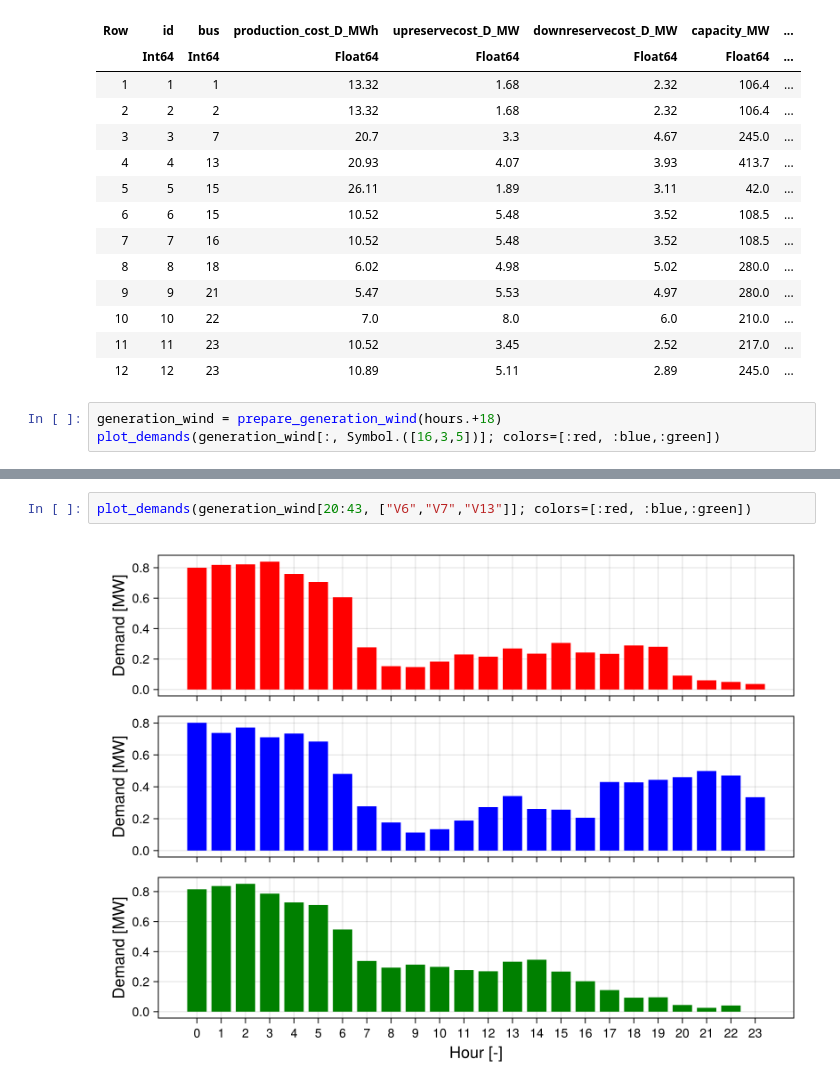
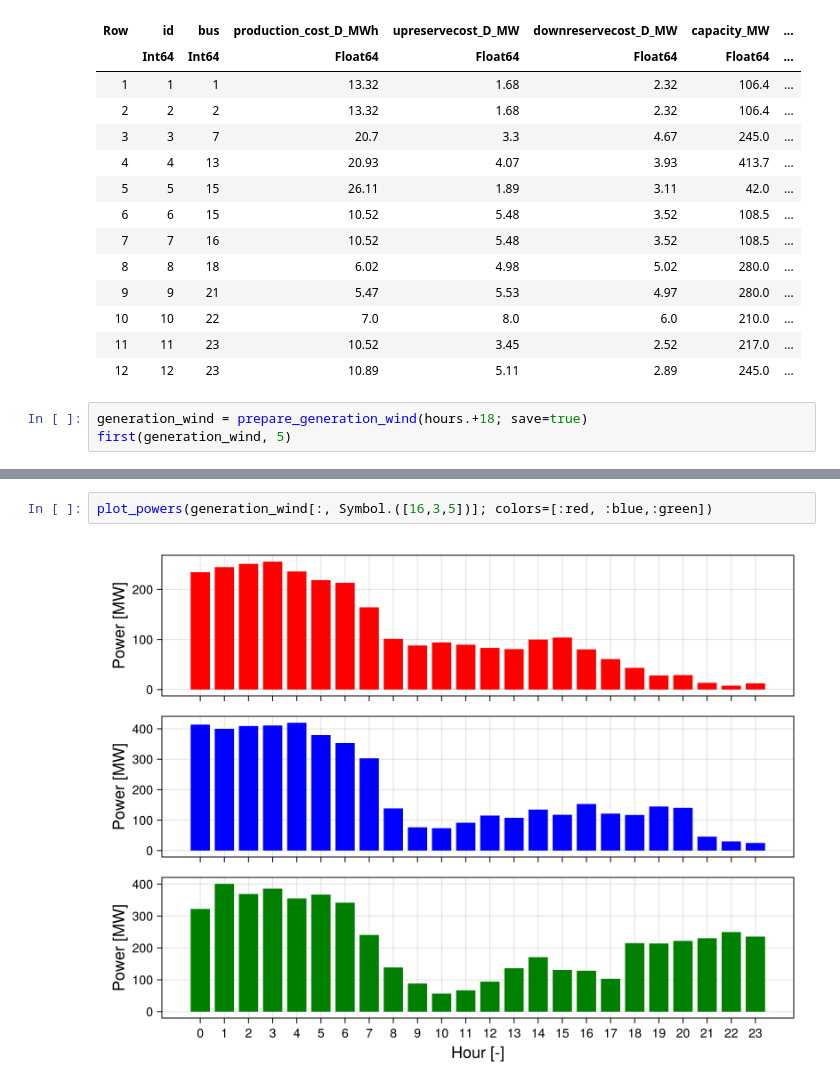
Before and after one commit to langestefan/DTUElectricityMarkets2025, a Jupyter notebook: assignment1/assignment1.ipynb, the cells around one changed output, grey strips where cells are left out. Drawn from its saved outputs; the diff is of its cells as text.

```diff
--- a/assignment1/assignment1.ipynb
+++ b/assignment1/assignment1.ipynb
@@ -132,6 +130,6 @@ generation_fixed = prepare_generation_fixed()
 | 11 | 11 | 23 | 10.52 | 3.45 | 2.52 | 217.0 | ... |
 | 12 | 12 | 23 | 10.89 | 5.11 | 2.89 | 245.0 | ... |
 # %%
-generation_wind = prepare_generation_wind(hours.+18)
-plot_demands(generation_wind[:, Symbol.([16,3,5])]; colors=[:red, :blue,:green])
+generation_wind = prepare_generation_wind(hours.+18; save=true)
+first(generation_wind, 5)
 # %% [output]
@@ -139,4 +144,4 @@ plot_demands(generation_wind[:, Symbol.([16,3,5])]; colors=[:red, :blue,:green])
-# %%
-plot_demands(generation_wind[20:43, ["V6","V7","V13"]]; colors=[:red, :blue,:green])
-# %% [output]
-[figure, removed]
+# %%
+plot_powers(generation_wind[:, Symbol.([16,3,5])]; colors=[:red, :blue,:green])
+# %% [output]
+[figure, added]
```
Also changed, not shown: parts of 14 cells of this notebook, 9 other files.
